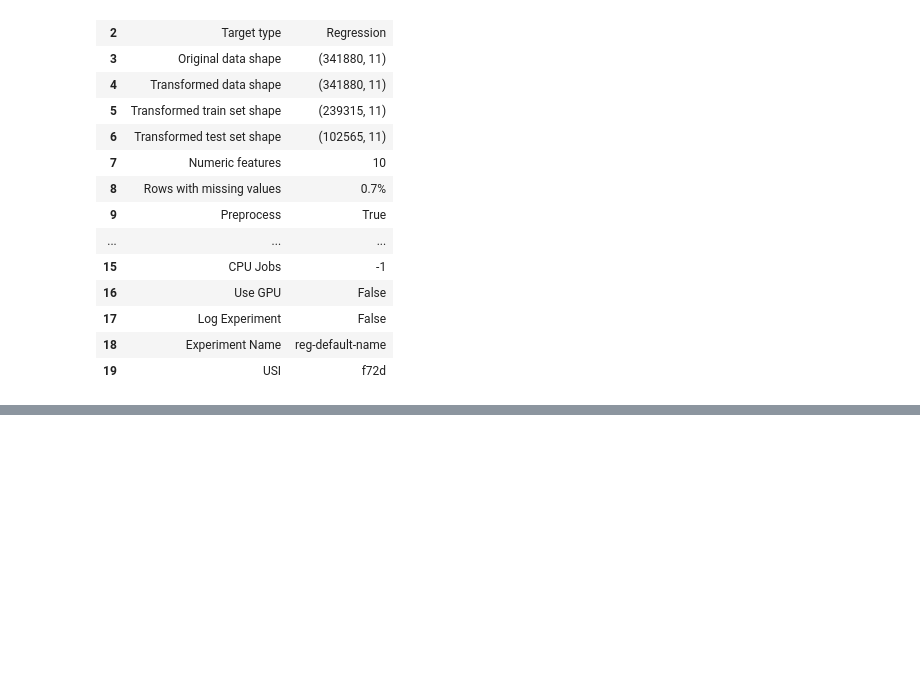
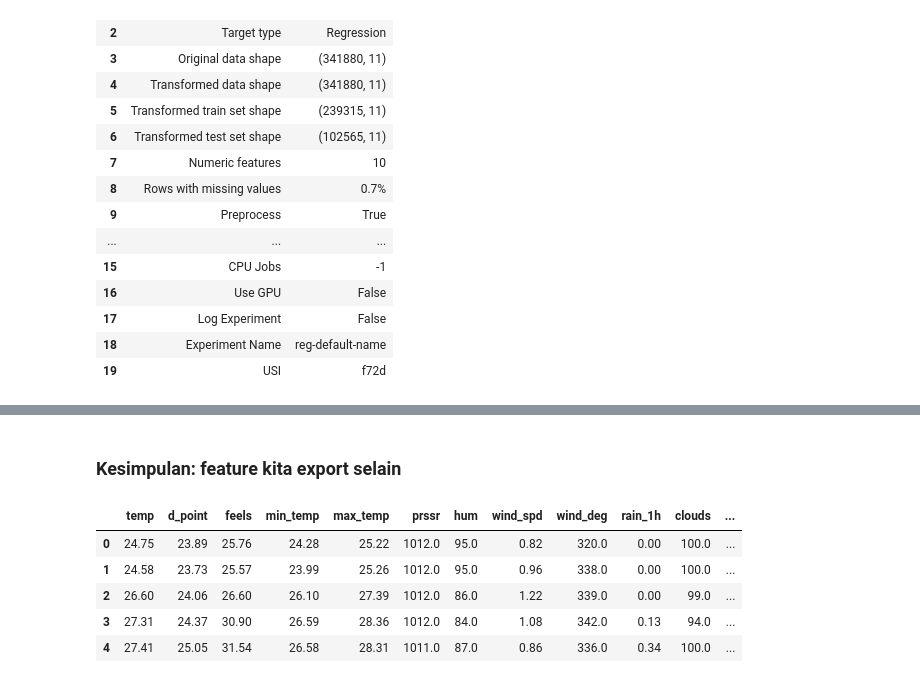
Before and after one commit to RayhanAdii/NextHope-Dataquest, a Jupyter notebook: 6_1_Feature_Extraction.ipynb, the cells around one changed output, grey strips where cells are left out. Saved outputs shown, nothing was run; the diff lists cells and outputs as text; code cells hidden in the pictures; blank space fills up the shorter version.

```diff
--- a/6_1_Feature_Extraction.ipynb
+++ b/6_1_Feature_Extraction.ipynb
@@ -165,5 +173,5 @@ df.head()
 # %%
-df = df.drop(['datetime','datetime_iso','time-zone','visibility','sea_level','grnd_level','rain_3h','snow_1h','snow_3h'],axis = 1)
+df = df.drop(['datetime','time-zone','visibility','sea_level','grnd_level','rain_3h','snow_1h','snow_3h'],axis = 1)
 # %%
 df_train = df[df['source'] == 'df_train']
 df_test = df[df['source'] == 'df_test']
@@ -566,3 +588,14 @@ catboost = create_model('catboost')
 | Mean | 0.4510 | 0.7627 | 0.8731 | 0.1426 | 0.3690 | 1.2092 |
 | Std | 0.0061 | 0.0395 | 0.0221 | 0.0051 | 0.0030 | 0.0193 |
 [interactive output not drawn]
+# %% [markdown]
+### Kesimpulan: feature kita export selain
+# %%
+df_train.head()
+# %% [output]
+|  | temp | d_point | feels | min_temp | max_temp | prssr | hum | wind_spd | wind_deg | rain_1h | clouds | ... |
+| 0 | 24.75 | 23.89 | 25.76 | 24.28 | 25.22 | 1012.0 | 95.0 | 0.82 | 320.0 | 0.00 | 100.0 | ... |
+| 1 | 24.58 | 23.73 | 25.57 | 23.99 | 25.26 | 1012.0 | 95.0 | 0.96 | 338.0 | 0.00 | 100.0 | ... |
+| 2 | 26.60 | 24.06 | 26.60 | 26.10 | 27.39 | 1012.0 | 86.0 | 1.22 | 339.0 | 0.00 | 99.0 | ... |
+| 3 | 27.31 | 24.37 | 30.90 | 26.59 | 28.36 | 1012.0 | 84.0 | 1.08 | 342.0 | 0.13 | 94.0 | ... |
+| 4 | 27.41 | 25.05 | 31.54 | 26.58 | 28.31 | 1011.0 | 87.0 | 0.86 | 336.0 | 0.34 | 100.0 | ... |
```
Also changed, not shown: parts of 5 cells of this notebook, 6 other files.
